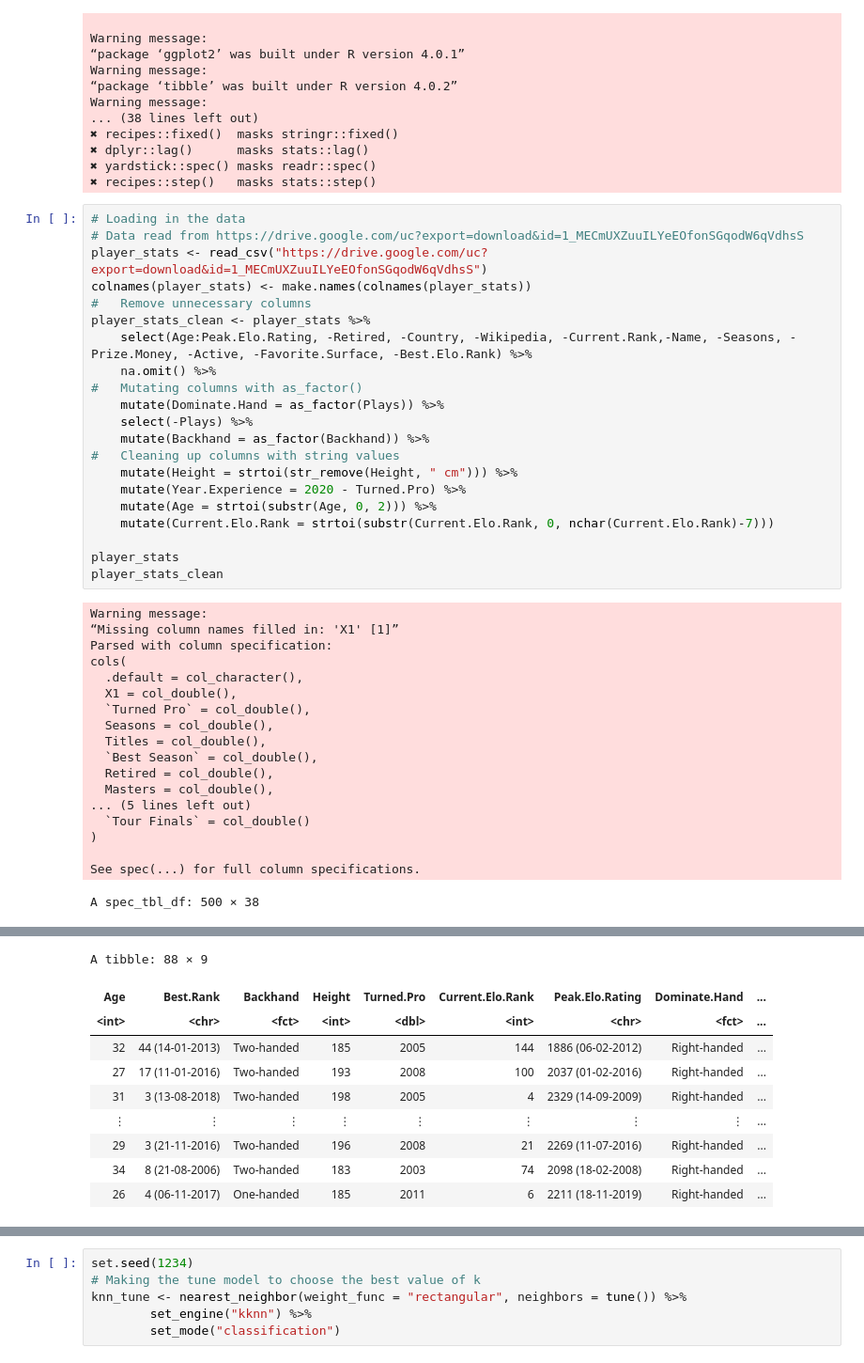
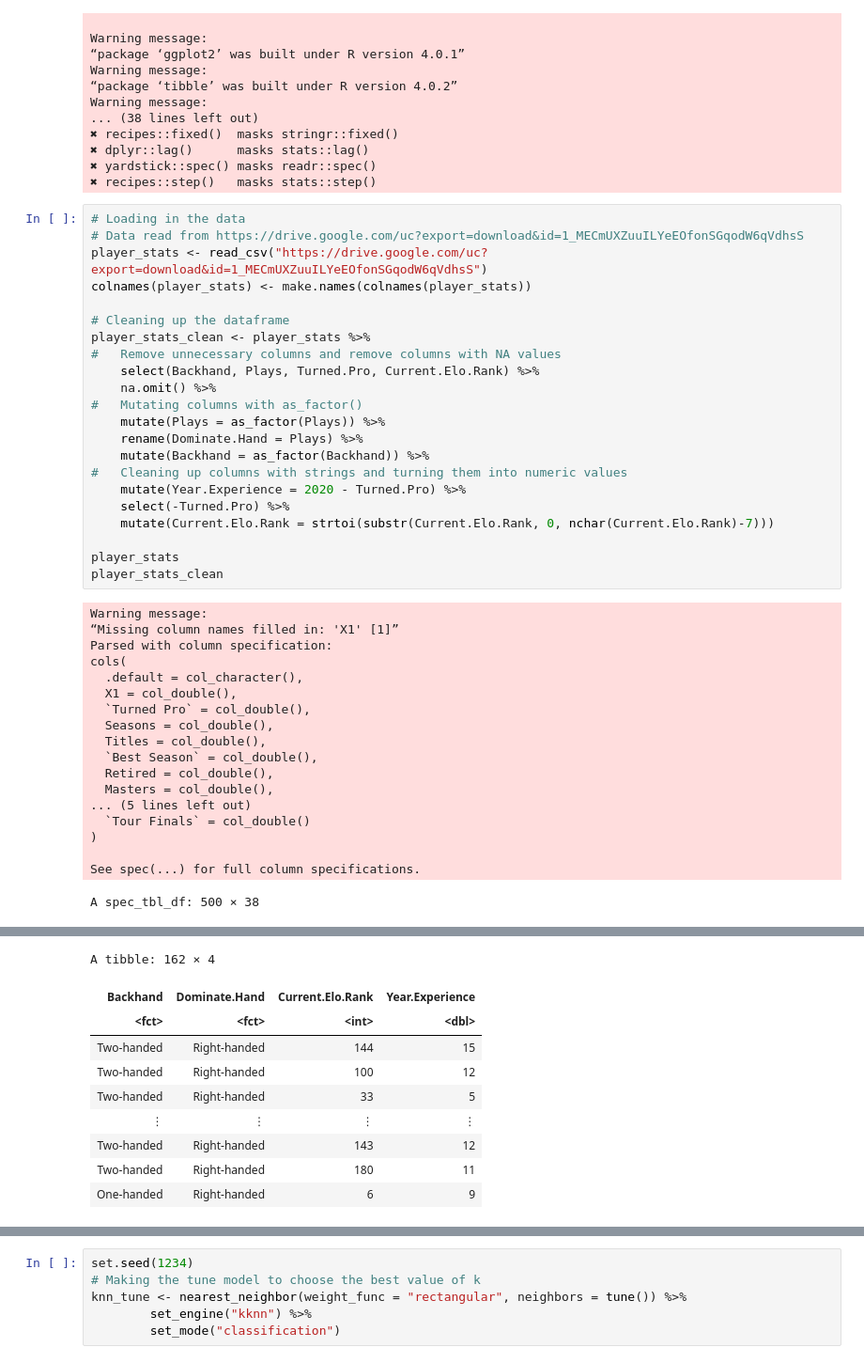
Before and after one commit to J4mesAcastor/group5_player_stats, a Jupyter notebook: Report.ipynb, the cells around one changed output, grey strips where cells are left out. Shown at 94% size. Saved outputs shown, nothing was run; the diff lists cells and outputs as text.

```diff
--- a/Report.ipynb
+++ b/Report.ipynb
@@ -28,60 +28,61 @@ Warning message:
 # Data read from https://drive.google.com/uc?export=download&id=1_MECmUXZuuILYeEOfonSGqodW6qVdhsS
 player_stats <- read_csv("https://drive.google.com/uc?export=download&id=1_MECmUXZuuILYeEOfonSGqodW6qVdhsS")
 colnames(player_stats) <- make.names(colnames(player_stats))
-#   Remove unnecessary columns
+
+# Cleaning up the dataframe
 player_stats_clean <- player_stats %>%
-    select(Age:Peak.Elo.Rating, -Retired, -Country, -Wikipedia, -Current.Rank,-Name, -Seasons, -Prize.Money, -Active, -Favorite.Surface, -Best.Elo.Rank) %>%
+#   Remove unnecessary columns and remove columns with NA values
+    select(Backhand, Plays, Turned.Pro, Current.Elo.Rank) %>%
     na.omit() %>%
 #   Mutating columns with as_factor()
-    mutate(Dominate.Hand = as_factor(Plays)) %>%
-    select(-Plays) %>%
+    mutate(Plays = as_factor(Plays)) %>%
+    rename(Dominate.Hand = Plays) %>%
     mutate(Backhand = as_factor(Backhand)) %>%
-#   Cleaning up columns with string values
-    mutate(Height = strtoi(str_remove(Height, " cm"))) %>%
+#   Cleaning up columns with strings and turning them into numeric values
     mutate(Year.Experience = 2020 - Turned.Pro) %>%
-    mutate(Age = strtoi(substr(Age, 0, 2))) %>%
+    select(-Turned.Pro) %>%
     mutate(Current.Elo.Rank = strtoi(substr(Current.Elo.Rank, 0, nchar(Current.Elo.Rank)-7)))
 
 player_stats
 player_stats_clean
 # %% [output]
 Warning message:
 “Missing column names filled in: 'X1' [1]”
 Parsed with column specification:
 cols(
   .default = col_character(),
   X1 = col_double(),
   `Turned Pro` = col_double(),
   Seasons = col_double(),
   Titles = col_double(),
   `Best Season` = col_double(),
   Retired = col_double(),
   Masters = col_double(),
 ... (5 lines left out)
   `Tour Finals` = col_double()
 )
 
 See spec(...) for full column specifications.
 A spec_tbl_df: 500 × 38
 | X1 | Age | Country | Plays | Wikipedia | Current.Rank | Best.Rank | Name | Backhand | Prize.Money | ... |
 | <dbl> | <chr> | <chr> | <chr> | <chr> | <chr> | <chr> | <chr> | <chr> | <chr> | ... |
 | 0 | 26 (25-04-1993) | Brazil | Right-handed | Wikipedia | 378 (97) | 363 (04-11-2019) | Oscar Jose Gutierrez | NA | NA | ... |
 | 1 | 18 (22-12-2001) | United Kingdom | Left-handed | Wikipedia | 326 (119) | 316 (14-10-2019) | Jack Draper | Two-handed | $59,040 | ... |
 | 2 | 32 (03-11-1987) | Slovakia | Right-handed | Wikipedia | 178 (280) | 44 (14-01-2013) | Lukas Lacko | Two-handed | US$3,261,567 | ... |
 | ⋮ | ⋮ | ⋮ | ⋮ | ⋮ | ⋮ | ⋮ | ⋮ | ⋮ | ⋮ | ... |
 | 497 | 23 (14-03-1996) | Netherlands | Left-handed | Wikipedia | 495 (60) | 342 (05-08-2019) | Gijs Brouwer | NA | NA | ... |
 | 498 | 24 (17-05-1995) | Ukraine | NA | Wikipedia | 419 (81) | 419 (20-01-2020) | Vladyslav Orlov | NA | NA | ... |
 | 499 | 22 (26-03-1997) | Tunisia | Left-handed | Wikipedia | 451 (69) | 408 (24-12-2018) | Aziz Dougaz | Two-handed | $61,984 | ... |
-A tibble: 88 × 9
+A tibble: 162 × 4
-| Age | Best.Rank | Backhand | Height | Turned.Pro | Current.Elo.Rank | Peak.Elo.Rating | Dominate.Hand | ... |
-| <int> | <chr> | <fct> | <int> | <dbl> | <int> | <chr> | <fct> | ... |
-| 32 | 44 (14-01-2013) | Two-handed | 185 | 2005 | 144 | 1886 (06-02-2012) | Right-handed | ... |
-| 27 | 17 (11-01-2016) | Two-handed | 193 | 2008 | 100 | 2037 (01-02-2016) | Right-handed | ... |
-| 31 | 3 (13-08-2018) | Two-handed | 198 | 2005 | 4 | 2329 (14-09-2009) | Right-handed | ... |
-| ⋮ | ⋮ | ⋮ | ⋮ | ⋮ | ⋮ | ⋮ | ⋮ | ... |
-| 29 | 3 (21-11-2016) | Two-handed | 196 | 2008 | 21 | 2269 (11-07-2016) | Right-handed | ... |
-| 34 | 8 (21-08-2006) | Two-handed | 183 | 2003 | 74 | 2098 (18-02-2008) | Right-handed | ... |
-| 26 | 4 (06-11-2017) | One-handed | 185 | 2011 | 6 | 2211 (18-11-2019) | Right-handed | ... |
+| Backhand | Dominate.Hand | Current.Elo.Rank | Year.Experience |
+| <fct> | <fct> | <int> | <dbl> |
+| Two-handed | Right-handed | 144 | 15 |
+| Two-handed | Right-handed | 100 | 12 |
+| Two-handed | Right-handed | 33 | 5 |
+| ⋮ | ⋮ | ⋮ | ⋮ |
+| Two-handed | Right-handed | 143 | 12 |
+| Two-handed | Right-handed | 180 | 11 |
+| One-handed | Right-handed | 6 | 9 |
 # %%
 set.seed(1234) # DO NOT REMOVE
 # plotting the two predictors (Current.Elo.Rank and Year.Experience) classifying between Backhand and Dominate.Hand
```
Also changed, not shown: parts of 8 cells of this notebook.
